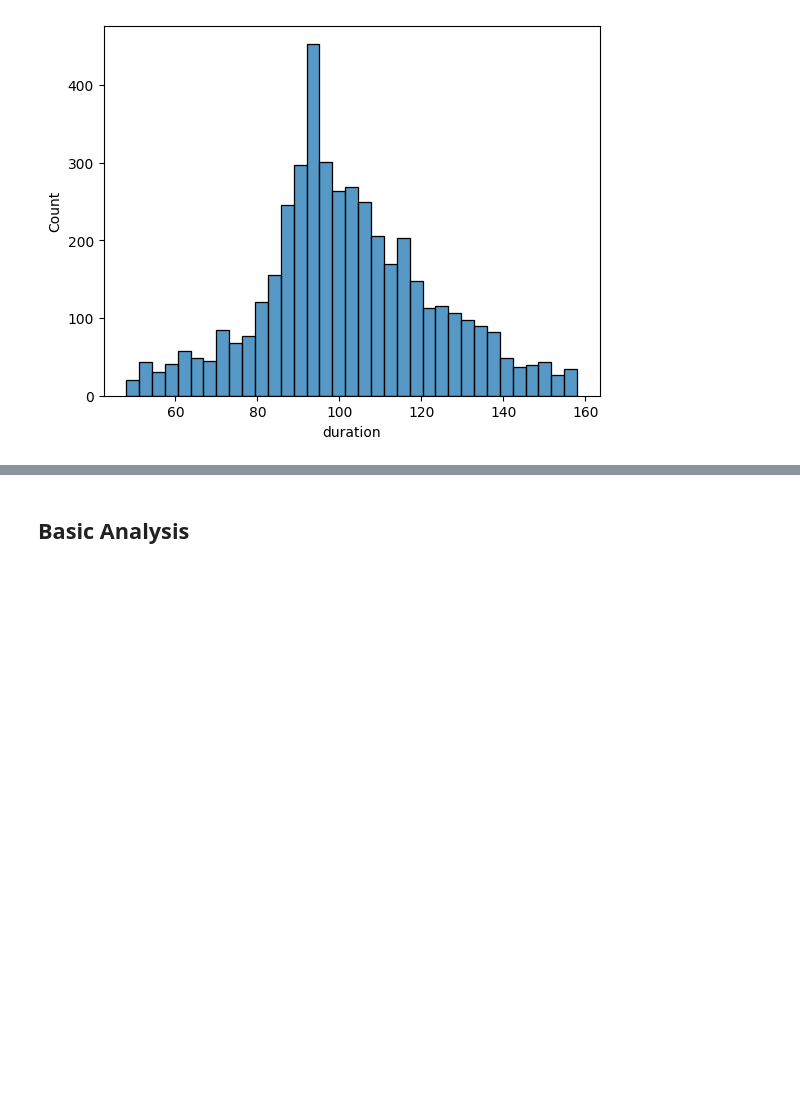
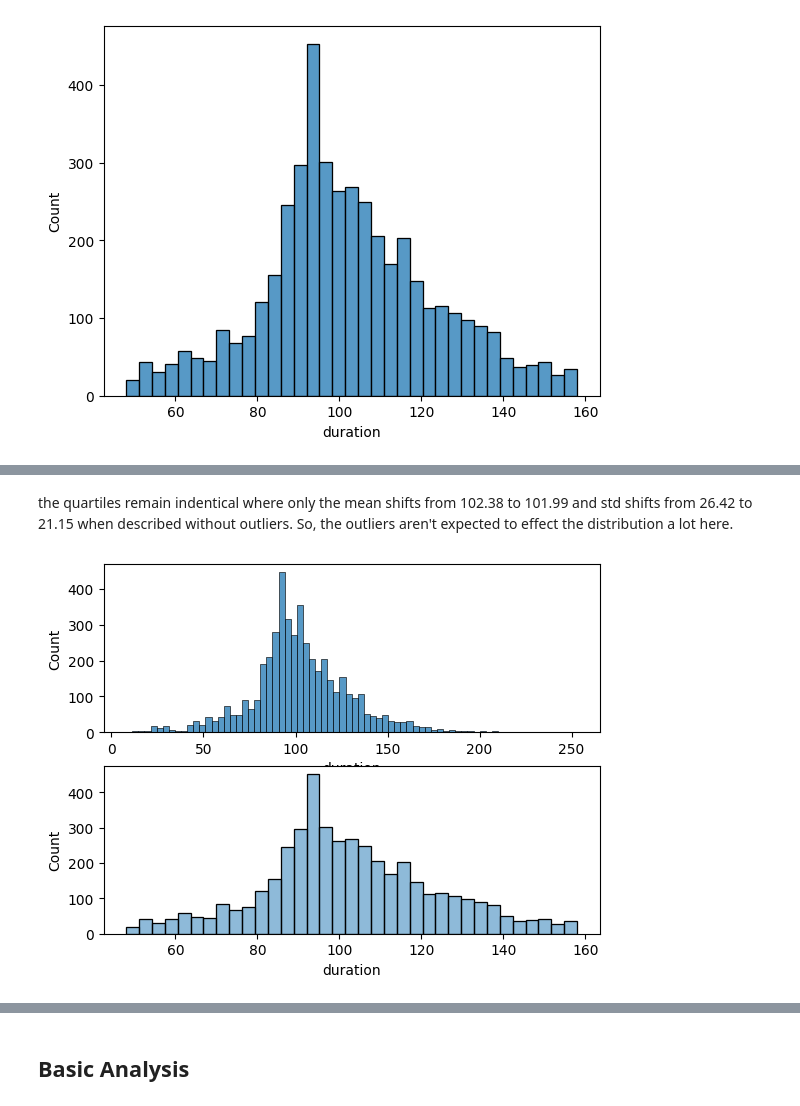
Before and after one commit to Ahnaf19/netflix_movie, a Jupyter notebook: v0.ipynb, the cells around one changed output, grey strips where cells are left out. Cells and saved outputs as stored; diff of their text form; code cells hidden in the pictures; blank space fills up the shorter version.

```diff
--- a/v0.ipynb
+++ b/v0.ipynb
@@ -358,0 +376,12 @@ sns.histplot(data=mov[(mov["duration"] > lower_limit) & (mov["duration"] < upper
+# %% [markdown]
+the quartiles remain indentical where only the mean shifts from 102.38 to 101.99 and std shifts from 26.42 to 21.15 when described without outliers. So, the outliers aren't expected to effect the distribution a lot here.
+# %%
+fig, ax = plt.subplots(2,1)
+sns.histplot(data=mov, x="duration", ax=ax[0])
+sns.histplot(
+    data=mov[(mov["duration"] > lower_limit) & (mov["duration"] < upper_limit)],
+    x="duration",
+    ax=ax[1], alpha=.5
+);
+# %% [output]
+[figure, added]
```
Also changed, not shown: parts of 56 cells of this notebook.
